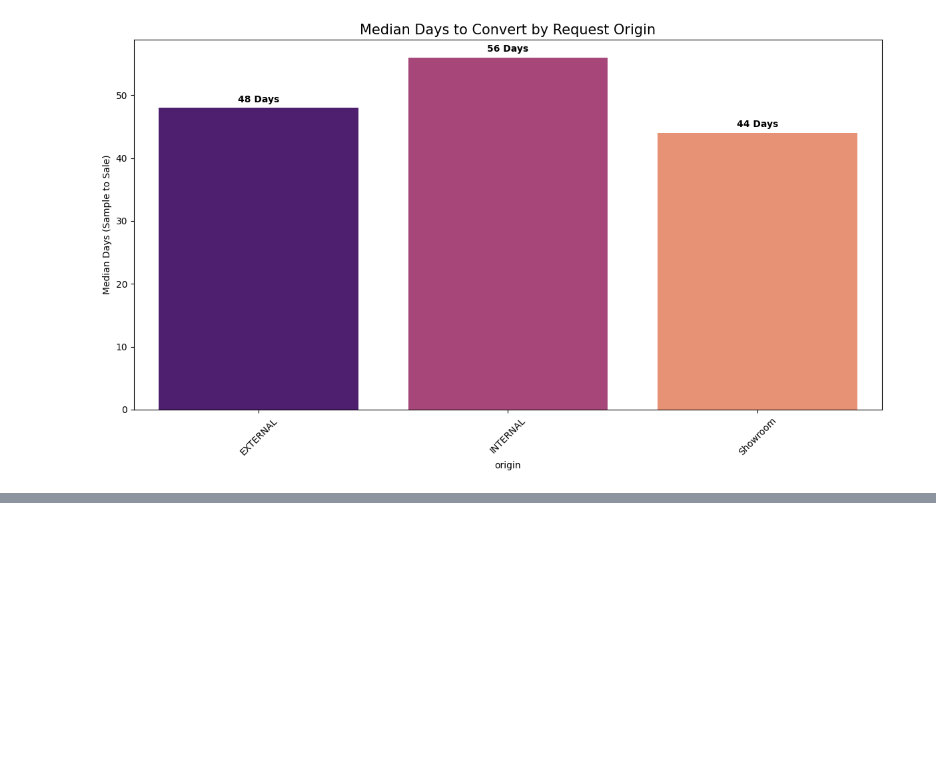
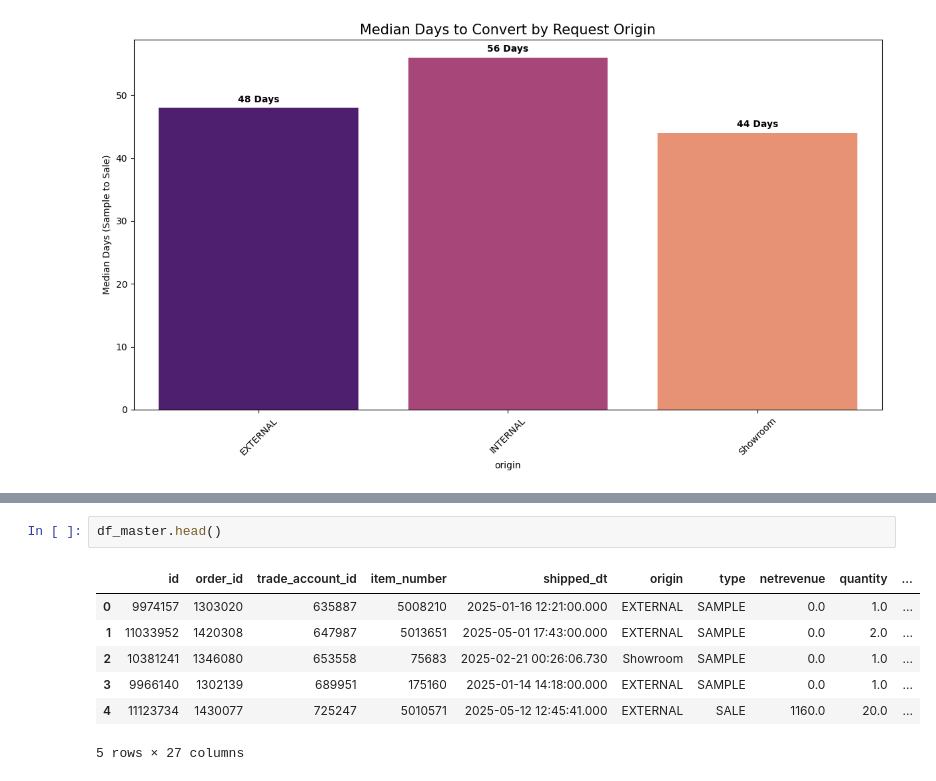
Before and after one commit to Avinash-patnaik/schumacher-customer-segmentation, a Jupyter notebook: notebooks/03_conversion_funnel_analysis.ipynb, the cells around one changed output, grey strips where cells are left out. Drawn from its saved outputs; the diff is of its cells as text; blank space fills up the shorter version.

```diff
--- a/notebooks/03_conversion_funnel_analysis.ipynb
+++ b/notebooks/03_conversion_funnel_analysis.ipynb
@@ -207,0 +213,10 @@ plt.show()
+# %%
+df_master.head()
+# %% [output]
+|  | id | order_id | trade_account_id | item_number | shipped_dt | origin | type | netrevenue | quantity | ... |
+| 0 | 9974157 | 1303020 | 635887 | 5008210 | 2025-01-16 12:21:00.000 | EXTERNAL | SAMPLE | 0.0 | 1.0 | ... |
+| 1 | 11033952 | 1420308 | 647987 | 5013651 | 2025-05-01 17:43:00.000 | EXTERNAL | SAMPLE | 0.0 | 2.0 | ... |
+| 2 | 10381241 | 1346080 | 653558 | 75683 | 2025-02-21 00:26:06.730 | Showroom | SAMPLE | 0.0 | 1.0 | ... |
+| 3 | 9966140 | 1302139 | 689951 | 175160 | 2025-01-14 14:18:00.000 | EXTERNAL | SAMPLE | 0.0 | 1.0 | ... |
+| 4 | 11123734 | 1430077 | 725247 | 5010571 | 2025-05-12 12:45:41.000 | EXTERNAL | SALE | 1160.0 | 20.0 | ... |
+5 rows × 27 columns
```
Also changed, not shown: parts of 5 cells of this notebook, 4 other files.
